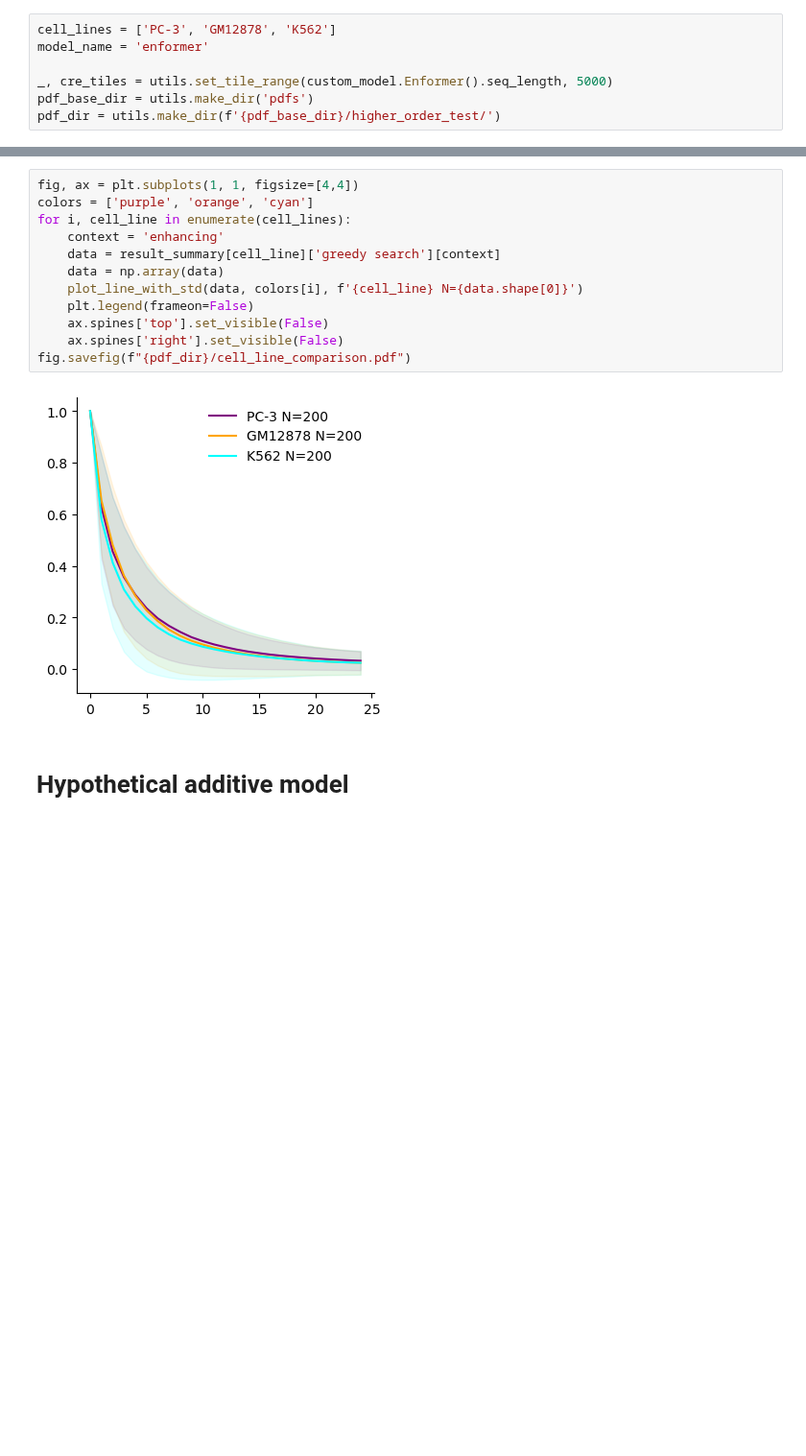
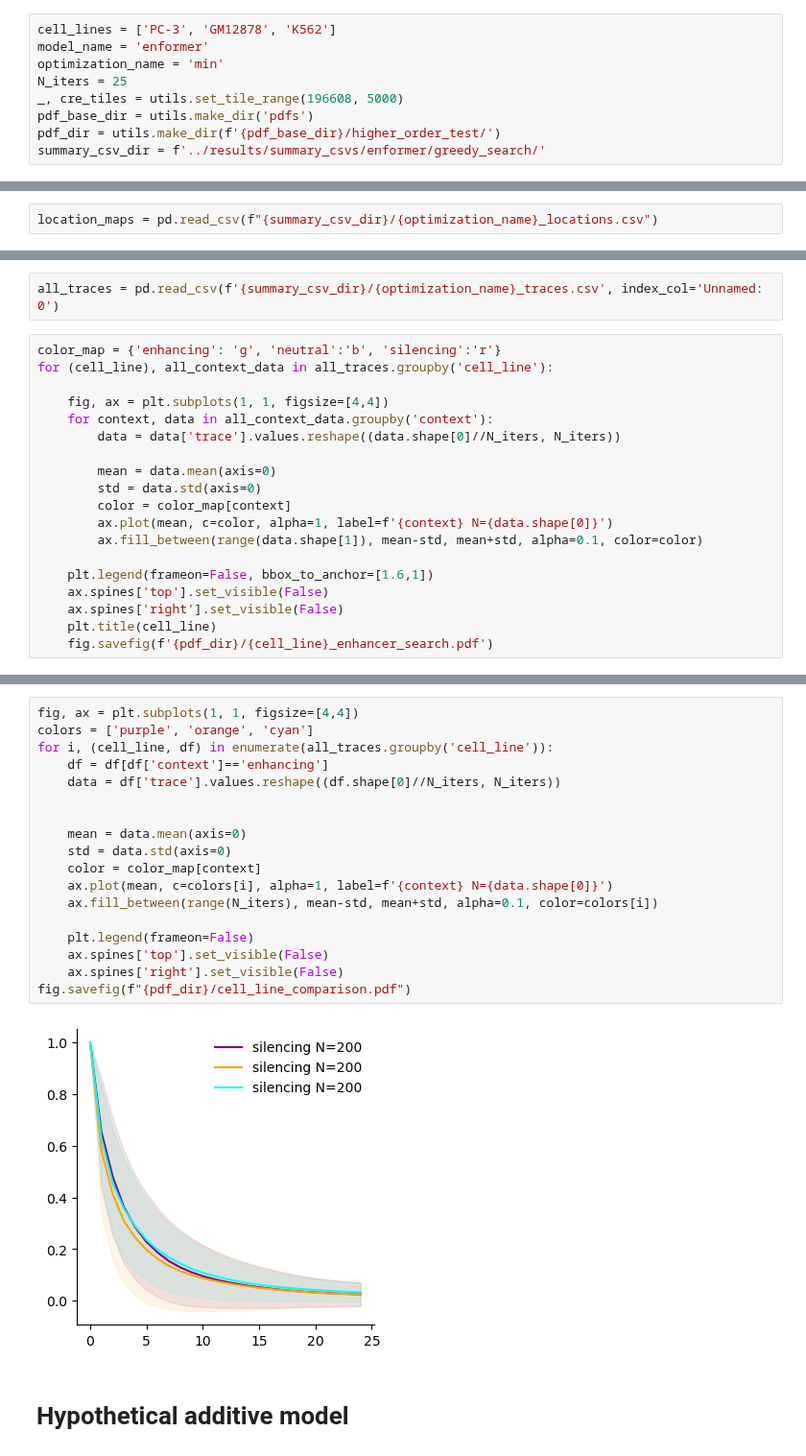
Before and after one commit to p-koo/creme-nn, a Jupyter notebook: figures/enhancer_greedy_search.ipynb, the cells around one changed output, grey strips where cells are left out. Shown at 96% size. Saved outputs shown, nothing was run; the diff lists cells and outputs as text; blank space fills up the shorter version.

```diff
--- a/figures/enhancer_greedy_search.ipynb
+++ b/figures/enhancer_greedy_search.ipynb
@@ -43,7 +18,9 @@ def convert_pvalue_to_asterisks(pvalue):
 # %%
 cell_lines = ['PC-3', 'GM12878', 'K562']
 model_name = 'enformer'
-
-_, cre_tiles = utils.set_tile_range(custom_model.Enformer().seq_length, 5000)
+optimization_name = 'min'
+N_iters = 25
+_, cre_tiles = utils.set_tile_range(196608, 5000)
 pdf_base_dir = utils.make_dir('pdfs')
 pdf_dir = utils.make_dir(f'{pdf_base_dir}/higher_order_test/')
+summary_csv_dir = f'../results/summary_csvs/enformer/greedy_search/'
@@ -177,0 +29,2 @@ for cell_line in cell_lines:
+# %%
+location_maps = pd.read_csv(f"{summary_csv_dir}/{optimization_name}_locations.csv")
@@ -177,0 +80,21 @@ for cell_line in cell_lines:
+# %%
+all_traces = pd.read_csv(f'{summary_csv_dir}/{optimization_name}_traces.csv', index_col='Unnamed: 0')
+# %%
+color_map = {'enhancing': 'g', 'neutral':'b', 'silencing':'r'}
+for (cell_line), all_context_data in all_traces.groupby('cell_line'):
+
+    fig, ax = plt.subplots(1, 1, figsize=[4,4])
+    for context, data in all_context_data.groupby('context'):
+        data = data['trace'].values.reshape((data.shape[0]//N_iters, N_iters))
+
+        mean = data.mean(axis=0)
+        std = data.std(axis=0)
+        color = color_map[context]
+        ax.plot(mean, c=color, alpha=1, label=f'{context} N={data.shape[0]}')
+        ax.fill_between(range(data.shape[1]), mean-std, mean+std, alpha=0.1, color=color)
+
+    plt.legend(frameon=False, bbox_to_anchor=[1.6,1])
+    ax.spines['top'].set_visible(False)
+    ax.spines['right'].set_visible(False)
+    plt.title(cell_line)
+    fig.savefig(f'{pdf_dir}/{cell_line}_enhancer_search.pdf')
@@ -178,16 +105,22 @@ for cell_line in cell_lines:
 # %%
 fig, ax = plt.subplots(1, 1, figsize=[4,4])
 colors = ['purple', 'orange', 'cyan']
-for i, cell_line in enumerate(cell_lines):
-    context = 'enhancing'
-    data = result_summary[cell_line]['greedy search'][context]
-    data = np.array(data)
-    plot_line_with_std(data, colors[i], f'{cell_line} N={data.shape[0]}')
+for i, (cell_line, df) in enumerate(all_traces.groupby('cell_line')):
+    df = df[df['context']=='enhancing']
+    data = df['trace'].values.reshape((df.shape[0]//N_iters, N_iters))
+
+
+    mean = data.mean(axis=0)
+    std = data.std(axis=0)
+    color = color_map[context]
+    ax.plot(mean, c=colors[i], alpha=1, label=f'{context} N={data.shape[0]}')
+    ax.fill_between(range(N_iters), mean-std, mean+std, alpha=0.1, color=colors[i])
+
     plt.legend(frameon=False)
     ax.spines['top'].set_visible(False)
     ax.spines['right'].set_visible(False)
 fig.savefig(f"{pdf_dir}/cell_line_comparison.pdf")
 # %% [output]
-[figure, old version]
+[figure, new version]
 # %% [markdown]
 # Hypothetical additive model
```
Also changed, not shown: parts of 23 cells of this notebook, 2 other files.
